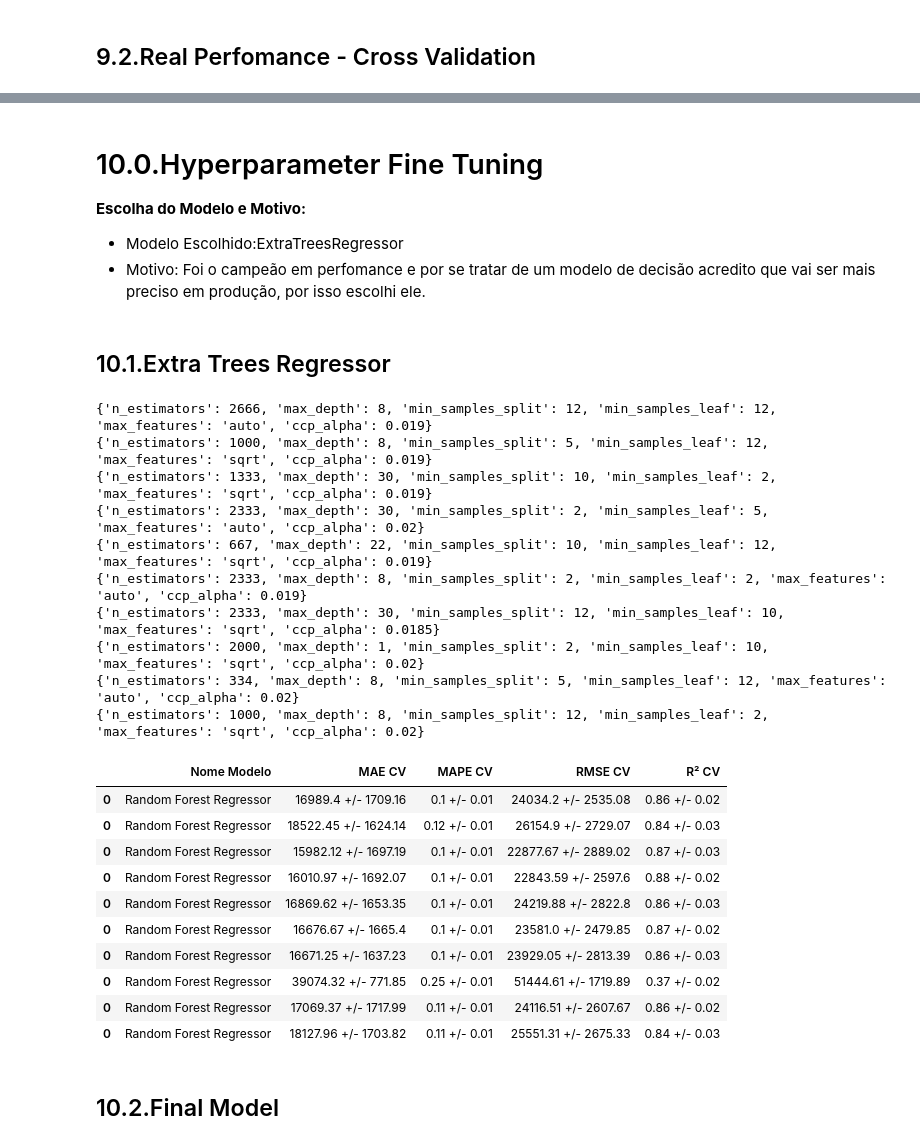
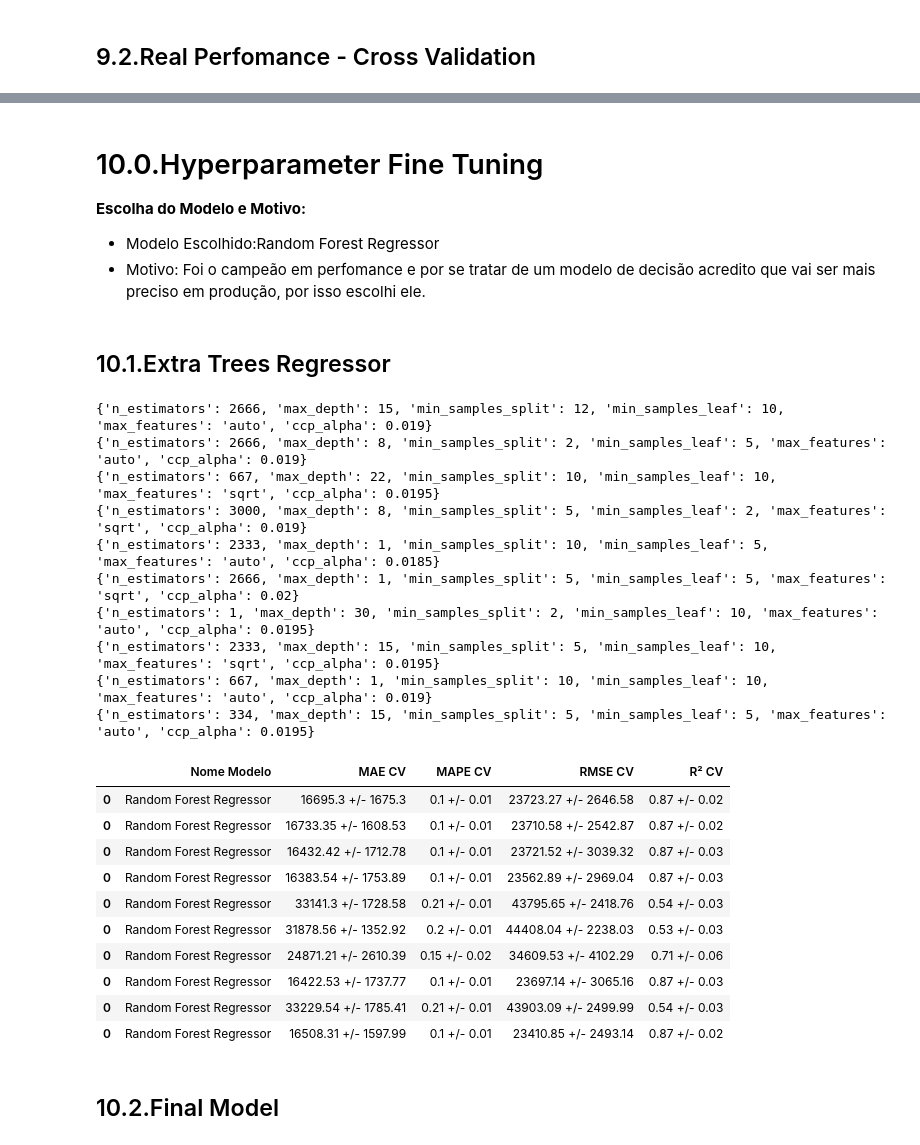
Before and after one commit to Guilherme-lima-ds/Project_House_Predict_Price, a Jupyter notebook: Project_house_prices_Setima_Etapa_Machine_Learning_Models.ipynb, the cells around one changed output, grey strips where cells are left out. Drawn from its saved outputs; the diff is of its cells as text; code cells hidden in the pictures.

```diff
--- a/Project_house_prices_Setima_Etapa_Machine_Learning_Models.ipynb
+++ b/Project_house_prices_Setima_Etapa_Machine_Learning_Models.ipynb
@@ -1049,7 +1049,7 @@ modeling_result_real.sort_values('RMSE CV')
 # 10.0.Hyperparameter Fine Tuning
 **Escolha do Modelo e Motivo:**
 
-- Modelo Escolhido:ExtraTreesRegressor
+- Modelo Escolhido:Random Forest Regressor
 - Motivo: Foi o campeão em perfomance e por se tratar de um modelo de decisão acredito que vai ser mais preciso em produção, por isso escolhi ele.
 # %% [markdown]
 ## 10.1.Extra Trees Regressor
@@ -1066,42 +1066,42 @@ max_val = 10
 # %%
 final_result = pd.DataFrame()
 for i in range(max_val):
     #choose values from parameters randomly
     hp = {k: random.sample(v,1)[0] for k,v in params.items()}
     print(hp)
     #Model
-    extra_trees_hp = ExtraTreesRegressor(
+    Random_Forest_Regressor = RandomForestRegressor(
         n_estimators=hp['n_estimators'],
         max_depth=hp['max_depth'],
         min_samples_split=hp['min_samples_leaf'],
         max_features=hp['max_features'],
         ccp_alpha=hp['ccp_alpha'])
 
-    result_hp = cross_validation('Random Forest Regressor',extra_trees_hp,5,X_train,y_train)
+    result_hp = cross_validation('Random Forest Regressor',Random_Forest_Regressor,5,X_train,y_train)
     final_result = pd.concat([final_result,result_hp])
 final_result
 # %% [output]
-{'n_estimators': 2666, 'max_depth': 8, 'min_samples_split': 12, 'min_samples_leaf': 12, 'max_features': 'auto', 'ccp_alpha': 0.019}
-{'n_estimators': 1000, 'max_depth': 8, 'min_samples_split': 5, 'min_samples_leaf': 12, 'max_features': 'sqrt', 'ccp_alpha': 0.019}
-{'n_estimators': 1333, 'max_depth': 30, 'min_samples_split': 10, 'min_samples_leaf': 2, 'max_features': 'sqrt', 'ccp_alpha': 0.019}
-{'n_estimators': 2333, 'max_depth': 30, 'min_samples_split': 2, 'min_samples_leaf': 5, 'max_features': 'auto', 'ccp_alpha': 0.02}
-{'n_estimators': 667, 'max_depth': 22, 'min_samples_split': 10, 'min_samples_leaf': 12, 'max_features': 'sqrt', 'ccp_alpha': 0.019}
-{'n_estimators': 2333, 'max_depth': 8, 'min_samples_split': 2, 'min_samples_leaf': 2, 'max_features': 'auto', 'ccp_alpha': 0.019}
-{'n_estimators': 2333, 'max_depth': 30, 'min_samples_split': 12, 'min_samples_leaf': 10, 'max_features': 'sqrt', 'ccp_alpha': 0.0185}
-{'n_estimators': 2000, 'max_depth': 1, 'min_samples_split': 2, 'min_samples_leaf': 10, 'max_features': 'sqrt', 'ccp_alpha': 0.02}
-{'n_estimators': 334, 'max_depth': 8, 'min_samples_split': 5, 'min_samples_leaf': 12, 'max_features': 'auto', 'ccp_alpha': 0.02}
-{'n_estimators': 1000, 'max_depth': 8, 'min_samples_split': 12, 'min_samples_leaf': 2, 'max_features': 'sqrt', 'ccp_alpha': 0.02}
+{'n_estimators': 2666, 'max_depth': 15, 'min_samples_split': 12, 'min_samples_leaf': 10, 'max_features': 'auto', 'ccp_alpha': 0.019}
+{'n_estimators': 2666, 'max_depth': 8, 'min_samples_split': 2, 'min_samples_leaf': 5, 'max_features': 'auto', 'ccp_alpha': 0.019}
+{'n_estimators': 667, 'max_depth': 22, 'min_samples_split': 10, 'min_samples_leaf': 10, 'max_features': 'sqrt', 'ccp_alpha': 0.0195}
+{'n_estimators': 3000, 'max_depth': 8, 'min_samples_split': 5, 'min_samples_leaf': 2, 'max_features': 'sqrt', 'ccp_alpha': 0.019}
+{'n_estimators': 2333, 'max_depth': 1, 'min_samples_split': 10, 'min_samples_leaf': 5, 'max_features': 'auto', 'ccp_alpha': 0.0185}
+{'n_estimators': 2666, 'max_depth': 1, 'min_samples_split': 5, 'min_samples_leaf': 5, 'max_features': 'sqrt', 'ccp_alpha': 0.02}
+{'n_estimators': 1, 'max_depth': 30, 'min_samples_split': 2, 'min_samples_leaf': 10, 'max_features': 'auto', 'ccp_alpha': 0.0195}
+{'n_estimators': 2333, 'max_depth': 15, 'min_samples_split': 5, 'min_samples_leaf': 10, 'max_features': 'sqrt', 'ccp_alpha': 0.0195}
+{'n_estimators': 667, 'max_depth': 1, 'min_samples_split': 10, 'min_samples_leaf': 10, 'max_features': 'auto', 'ccp_alpha': 0.019}
+{'n_estimators': 334, 'max_depth': 15, 'min_samples_split': 5, 'min_samples_leaf': 5, 'max_features': 'auto', 'ccp_alpha': 0.0195}
 |  | Nome Modelo | MAE CV | MAPE CV | RMSE CV | R² CV |
-| 0 | Random Forest Regressor | 16989.4 +/- 1709.16 | 0.1 +/- 0.01 | 24034.2 +/- 2535.08 | 0.86 +/- 0.02 |
-| 0 | Random Forest Regressor | 18522.45 +/- 1624.14 | 0.12 +/- 0.01 | 26154.9 +/- 2729.07 | 0.84 +/- 0.03 |
-| 0 | Random Forest Regressor | 15982.12 +/- 1697.19 | 0.1 +/- 0.01 | 22877.67 +/- 2889.02 | 0.87 +/- 0.03 |
-| 0 | Random Forest Regressor | 16010.97 +/- 1692.07 | 0.1 +/- 0.01 | 22843.59 +/- 2597.6 | 0.88 +/- 0.02 |
-| 0 | Random Forest Regressor | 16869.62 +/- 1653.35 | 0.1 +/- 0.01 | 24219.88 +/- 2822.8 | 0.86 +/- 0.03 |
-| 0 | Random Forest Regressor | 16676.67 +/- 1665.4 | 0.1 +/- 0.01 | 23581.0 +/- 2479.85 | 0.87 +/- 0.02 |
-| 0 | Random Forest Regressor | 16671.25 +/- 1637.23 | 0.1 +/- 0.01 | 23929.05 +/- 2813.39 | 0.86 +/- 0.03 |
-| 0 | Random Forest Regressor | 39074.32 +/- 771.85 | 0.25 +/- 0.01 | 51444.61 +/- 1719.89 | 0.37 +/- 0.02 |
-| 0 | Random Forest Regressor | 17069.37 +/- 1717.99 | 0.11 +/- 0.01 | 24116.51 +/- 2607.67 | 0.86 +/- 0.02 |
-| 0 | Random Forest Regressor | 18127.96 +/- 1703.82 | 0.11 +/- 0.01 | 25551.31 +/- 2675.33 | 0.84 +/- 0.03 |
+| 0 | Random Forest Regressor | 16695.3 +/- 1675.3 | 0.1 +/- 0.01 | 23723.27 +/- 2646.58 | 0.87 +/- 0.02 |
+| 0 | Random Forest Regressor | 16733.35 +/- 1608.53 | 0.1 +/- 0.01 | 23710.58 +/- 2542.87 | 0.87 +/- 0.02 |
+| 0 | Random Forest Regressor | 16432.42 +/- 1712.78 | 0.1 +/- 0.01 | 23721.52 +/- 3039.32 | 0.87 +/- 0.03 |
+| 0 | Random Forest Regressor | 16383.54 +/- 1753.89 | 0.1 +/- 0.01 | 23562.89 +/- 2969.04 | 0.87 +/- 0.03 |
+| 0 | Random Forest Regressor | 33141.3 +/- 1728.58 | 0.21 +/- 0.01 | 43795.65 +/- 2418.76 | 0.54 +/- 0.03 |
+| 0 | Random Forest Regressor | 31878.56 +/- 1352.92 | 0.2 +/- 0.01 | 44408.04 +/- 2238.03 | 0.53 +/- 0.03 |
+| 0 | Random Forest Regressor | 24871.21 +/- 2610.39 | 0.15 +/- 0.02 | 34609.53 +/- 4102.29 | 0.71 +/- 0.06 |
+| 0 | Random Forest Regressor | 16422.53 +/- 1737.77 | 0.1 +/- 0.01 | 23697.14 +/- 3065.16 | 0.87 +/- 0.03 |
+| 0 | Random Forest Regressor | 33229.54 +/- 1785.41 | 0.21 +/- 0.01 | 43903.09 +/- 2499.99 | 0.54 +/- 0.03 |
+| 0 | Random Forest Regressor | 16508.31 +/- 1597.99 | 0.1 +/- 0.01 | 23410.85 +/- 2493.14 | 0.87 +/- 0.02 |
 # %% [markdown]
 ## 10.2.Final Model
 # %%
```
Also changed, not shown: parts of 3 cells of this notebook.
